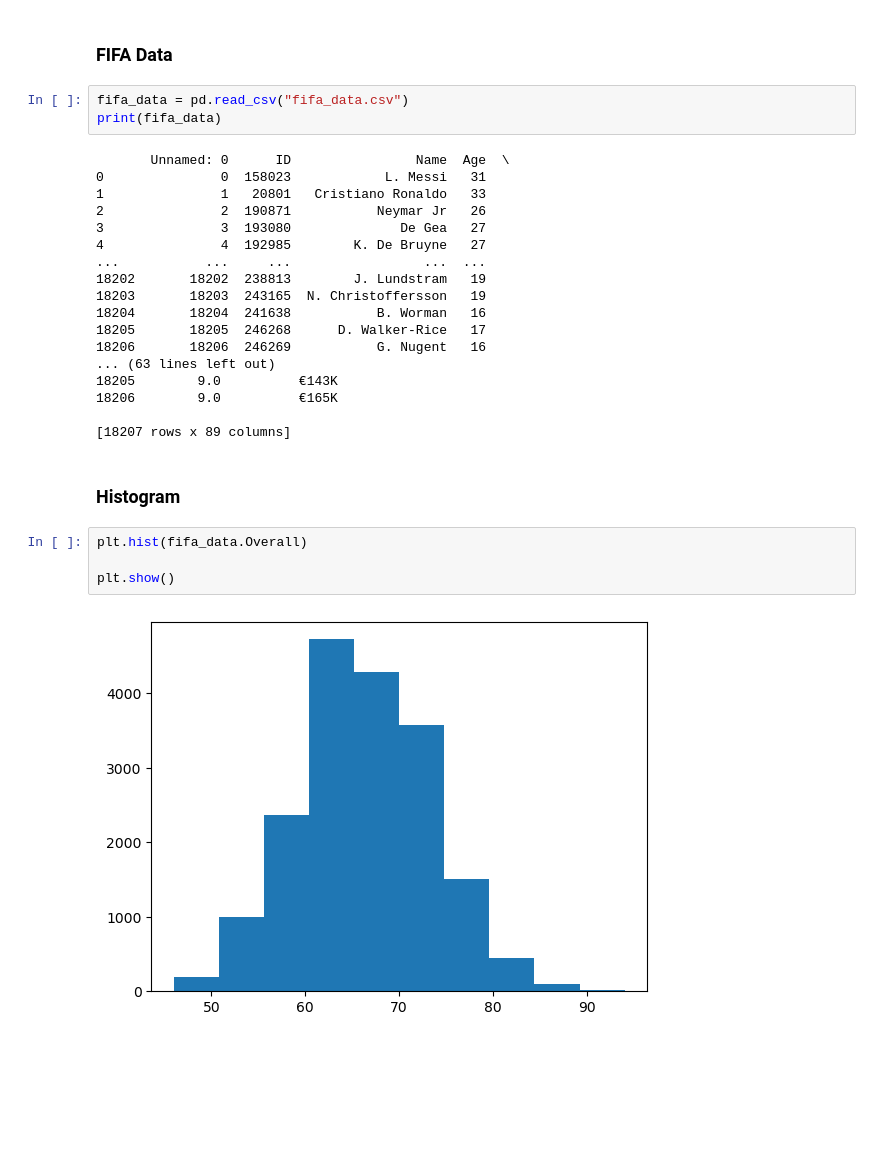
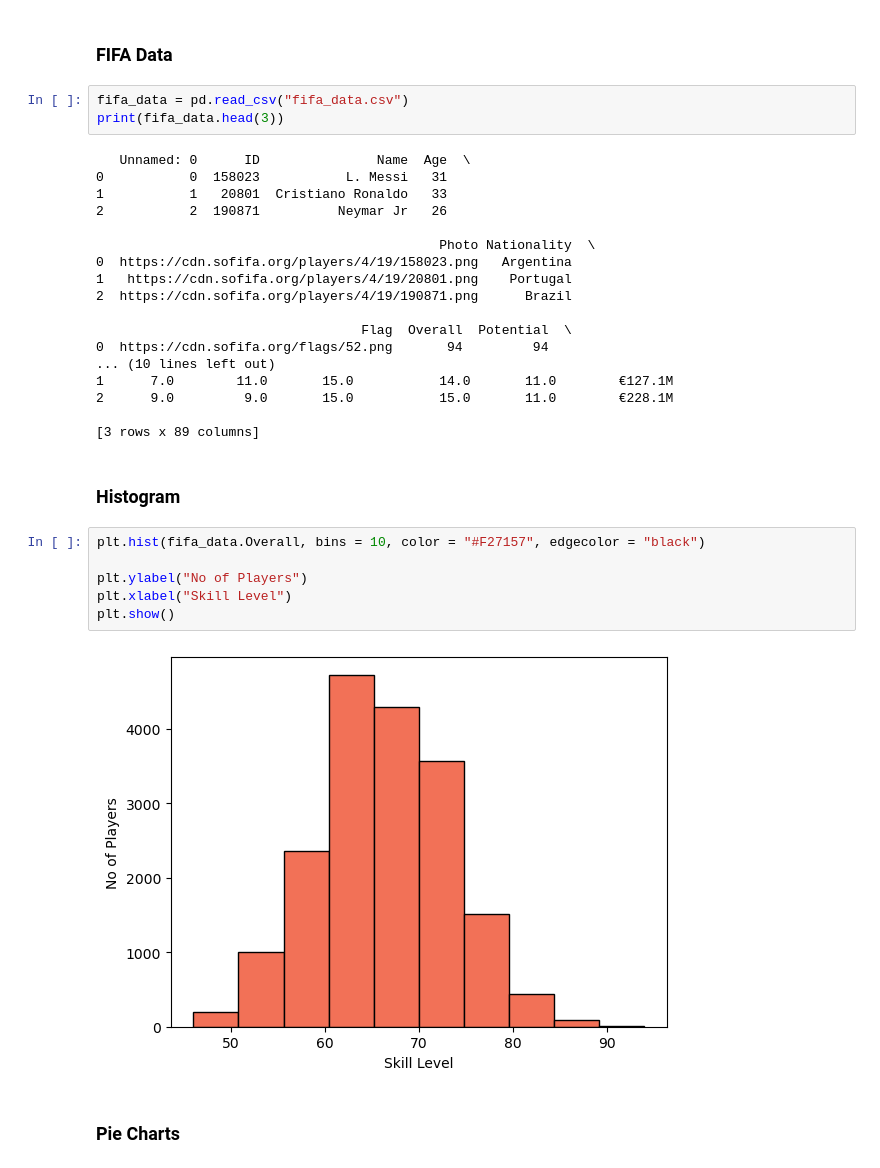
Before and after one commit to gilbertmunuotz/IPT-Roadmap, a Jupyter notebook: HandsOnPrac.ipynb, the cells around one changed output. Saved outputs shown, nothing was run; the diff lists cells and outputs as text; blank space fills up the shorter version.

Commit message:
#updates: further practises on data Visualization

```diff
--- a/HandsOnPrac.ipynb
+++ b/HandsOnPrac.ipynb
@@ -46,30 +46,34 @@ plt.show()
 ### FIFA Data
 # %%
 fifa_data = pd.read_csv("fifa_data.csv")
-print(fifa_data)
+print(fifa_data.head(3))
 # %% [output]
-       Unnamed: 0      ID                Name  Age  \
-0               0  158023            L. Messi   31
-1               1   20801   Cristiano Ronaldo   33
-2               2  190871           Neymar Jr   26
-3               3  193080              De Gea   27
-4               4  192985        K. De Bruyne   27
-...           ...     ...                 ...  ...
-18202       18202  238813        J. Lundstram   19
-18203       18203  243165  N. Christoffersson   19
-18204       18204  241638           B. Worman   16
-18205       18205  246268      D. Walker-Rice   17
-18206       18206  246269           G. Nugent   16
-... (63 lines left out)
-18205        9.0          €143K
-18206        9.0          €165K
+   Unnamed: 0      ID               Name  Age  \
+0           0  158023           L. Messi   31
+1           1   20801  Cristiano Ronaldo   33
+2           2  190871          Neymar Jr   26
 
-[18207 rows x 89 columns]
+                                            Photo Nationality  \
+0  https://cdn.sofifa.org/players/4/19/158023.png   Argentina
+1   https://cdn.sofifa.org/players/4/19/20801.png    Portugal
+2  https://cdn.sofifa.org/players/4/19/190871.png      Brazil
+
+                                  Flag  Overall  Potential  \
+0  https://cdn.sofifa.org/flags/52.png       94         94
+... (10 lines left out)
+1      7.0        11.0       15.0           14.0       11.0        €127.1M
+2      9.0         9.0       15.0           15.0       11.0        €228.1M
+
+[3 rows x 89 columns]
 # %% [markdown]
 ### Histogram
 # %%
-plt.hist(fifa_data.Overall)
+plt.hist(fifa_data.Overall, bins = 10, color = "#F27157", edgecolor = "black")
 
+plt.ylabel("No of Players")
+plt.xlabel("Skill Level")
 plt.show()
 # %% [output]
-[figure, old version]
+[figure, new version]
+# %% [markdown]
+### Pie Charts
```
Also changed, not shown: parts of 3 cells of this notebook.
